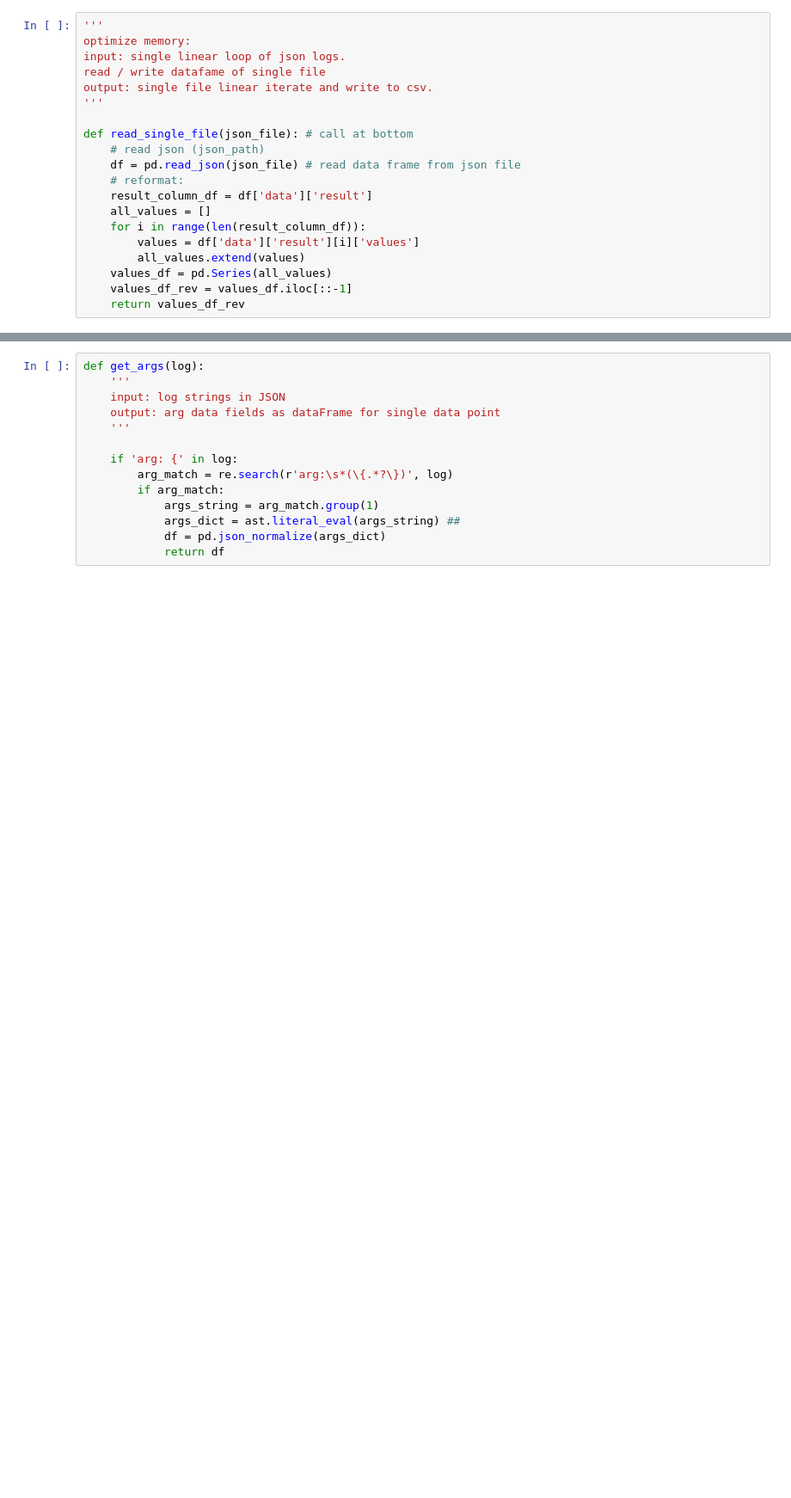
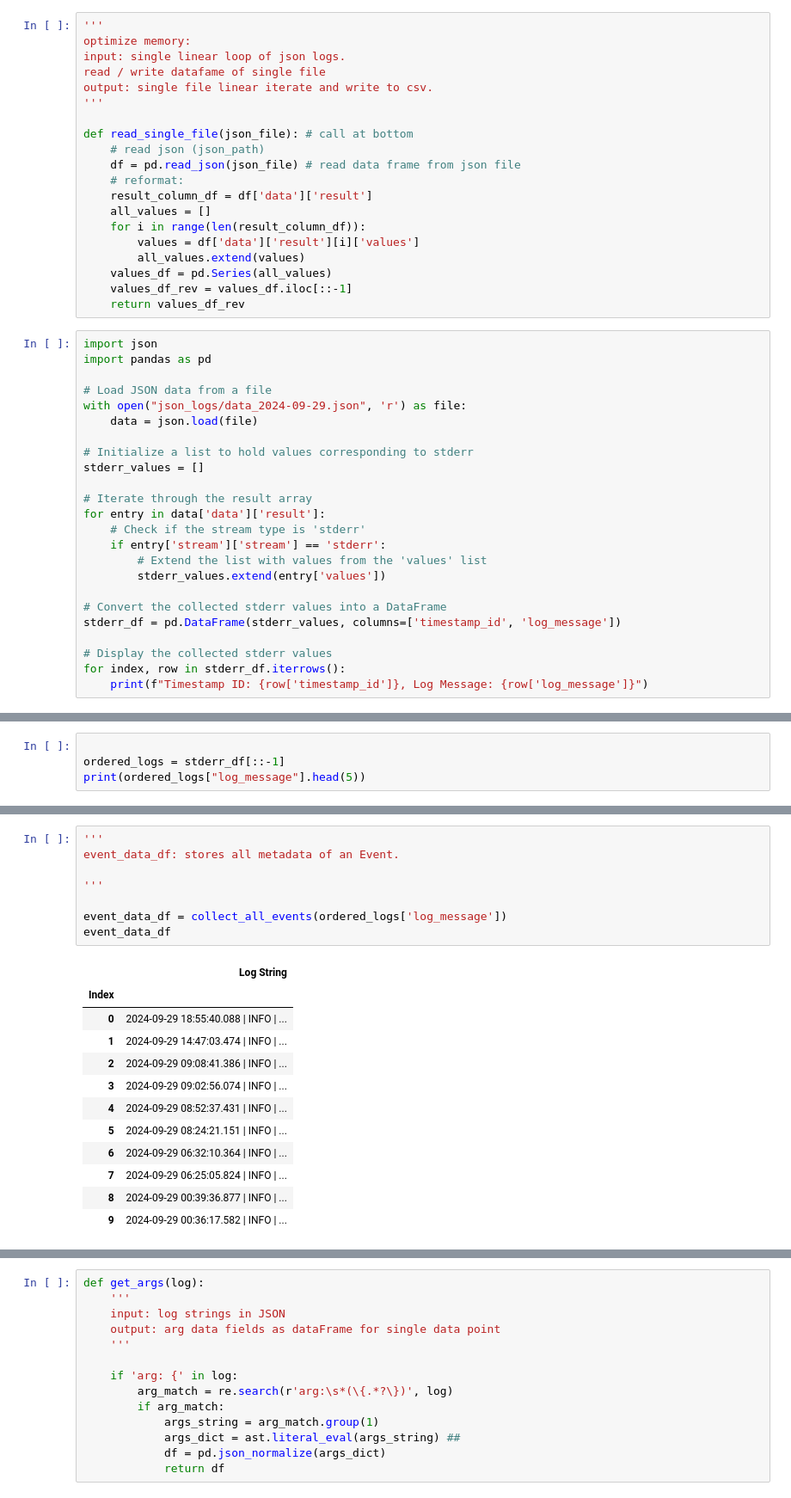
Before and after one commit to Tran-Long-Vu/Superset-Log-Scripts, a Jupyter notebook: test_v4.ipynb, the cells around one changed output, grey strips where cells are left out. Shown: that part at 86% size. Cells and saved outputs as stored; diff of their text form; blank space fills up the shorter version.

```diff
--- a/test_v4.ipynb
+++ b/test_v4.ipynb
@@ -53,3 +65,27 @@ def read_single_file(json_file): # call at bottom
     values_df = pd.Series(all_values)
     values_df_rev = values_df.iloc[::-1]
     return values_df_rev
+# %%
+import json
+import pandas as pd
+
+# Load JSON data from a file
+with open("json_logs/data_2024-09-29.json", 'r') as file:
+    data = json.load(file)
+
+# Initialize a list to hold values corresponding to stderr
+stderr_values = []
+
+# Iterate through the result array
+for entry in data['data']['result']:
+    # Check if the stream type is 'stderr'
+    if entry['stream']['stream'] == 'stderr':
+        # Extend the list with values from the 'values' list
+        stderr_values.extend(entry['values'])
+
+# Convert the collected stderr values into a DataFrame
+stderr_df = pd.DataFrame(stderr_values, columns=['timestamp_id', 'log_message'])
+
+# Display the collected stderr values
+for index, row in stderr_df.iterrows():
+    print(f"Timestamp ID: {row['timestamp_id']}, Log Message: {row['log_message']}")
@@ -55,0 +110,4 @@ def read_single_file(json_file): # call at bottom
+# %%
+
+ordered_logs = stderr_df[::-1]
+print(ordered_logs["log_message"].head(5))
@@ -86,0 +253,21 @@ def collect_all_events(series):
+# %%
+'''
+event_data_df: stores all metadata of an Event.
+
+'''
+
+event_data_df = collect_all_events(ordered_logs['log_message'])
+event_data_df
+# %% [output]
+|  | Log String |
+| Index |  |
+| 0 | 2024-09-29 18:55:40.088 | INFO | ... |
+| 1 | 2024-09-29 14:47:03.474 | INFO | ... |
+| 2 | 2024-09-29 09:08:41.386 | INFO | ... |
+| 3 | 2024-09-29 09:02:56.074 | INFO | ... |
+| 4 | 2024-09-29 08:52:37.431 | INFO | ... |
+| 5 | 2024-09-29 08:24:21.151 | INFO | ... |
+| 6 | 2024-09-29 06:32:10.364 | INFO | ... |
+| 7 | 2024-09-29 06:25:05.824 | INFO | ... |
+| 8 | 2024-09-29 00:39:36.877 | INFO | ... |
+| 9 | 2024-09-29 00:36:17.582 | INFO | ... |
```
Also changed, not shown: parts of 10 cells of this notebook, 6 other files.
